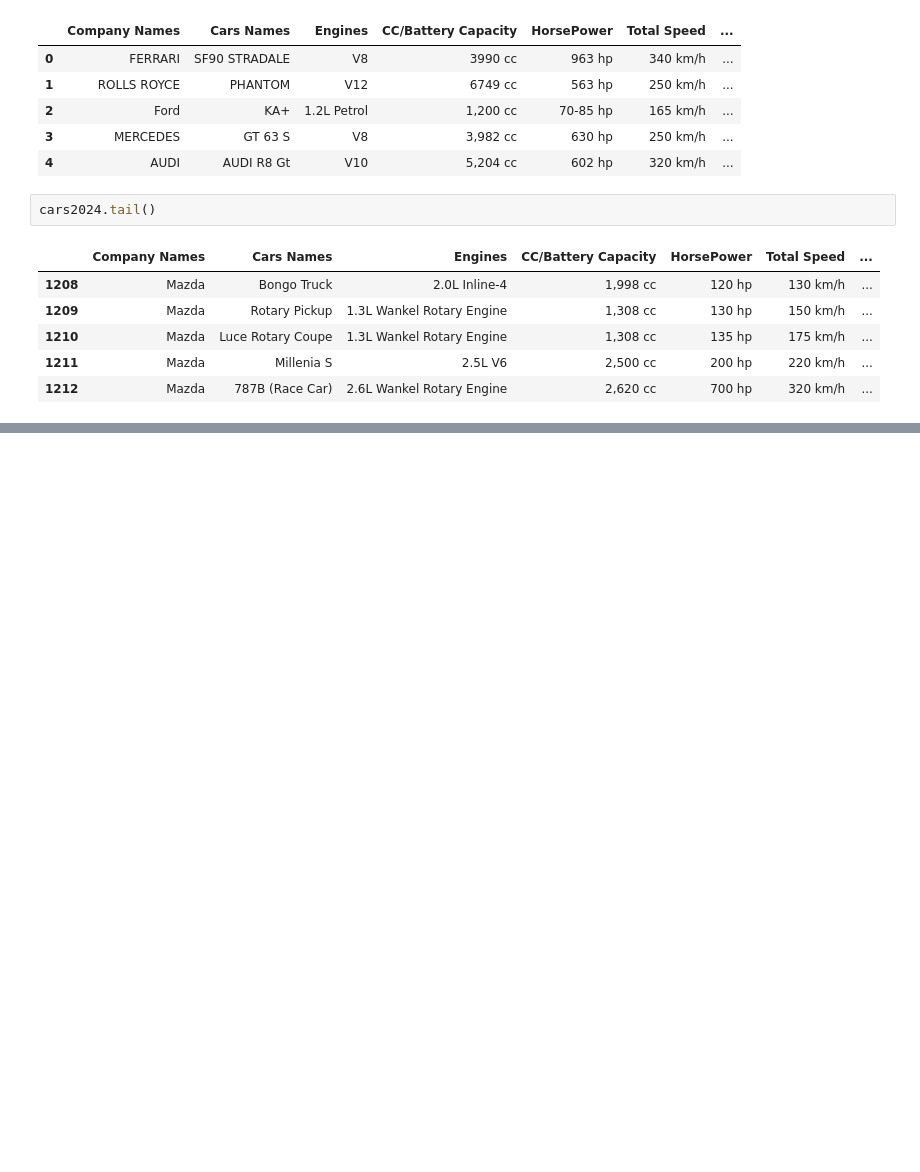
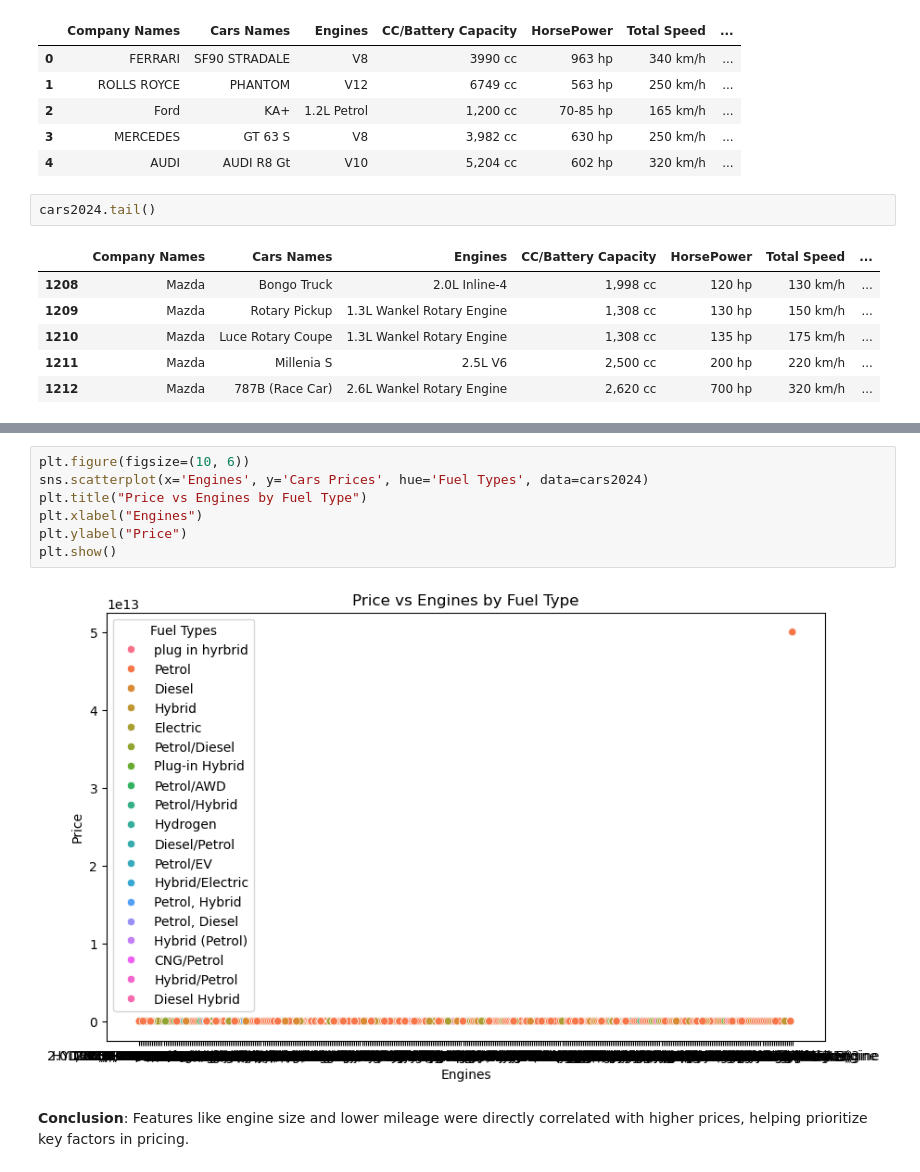
Before and after one commit to dannicolau7/The-Ultimate-Cars-2024, a Jupyter notebook: notebook.ipynb, the cells around one changed output, grey strips where cells are left out. Drawn from its saved outputs; the diff is of its cells as text; blank space fills up the shorter version.

```diff
--- a/notebook.ipynb
+++ b/notebook.ipynb
@@ -27,0 +191,11 @@ cars2024.tail()
+# %%
+plt.figure(figsize=(10, 6))
+sns.scatterplot(x='Engines', y='Cars Prices', hue='Fuel Types', data=cars2024)
+plt.title("Price vs Engines by Fuel Type")
+plt.xlabel("Engines")
+plt.ylabel("Price")
+plt.show()
+# %% [output]
+[figure, added]
+# %% [markdown]
+**Conclusion**: Features like engine size and lower mileage were directly correlated with higher prices, helping prioritize key factors in pricing.
```
Also changed, not shown: parts of 26 cells of this notebook.
